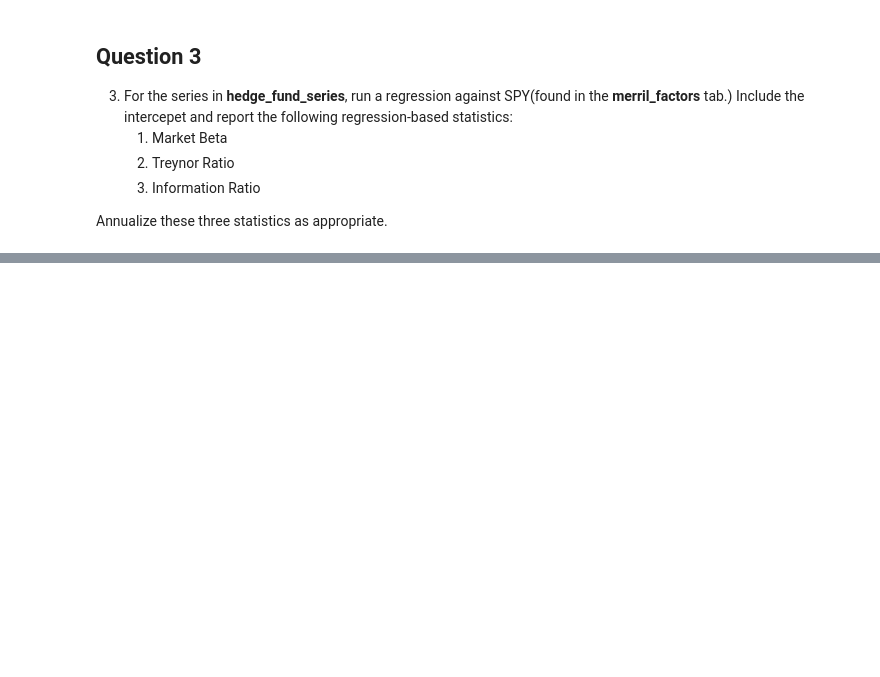
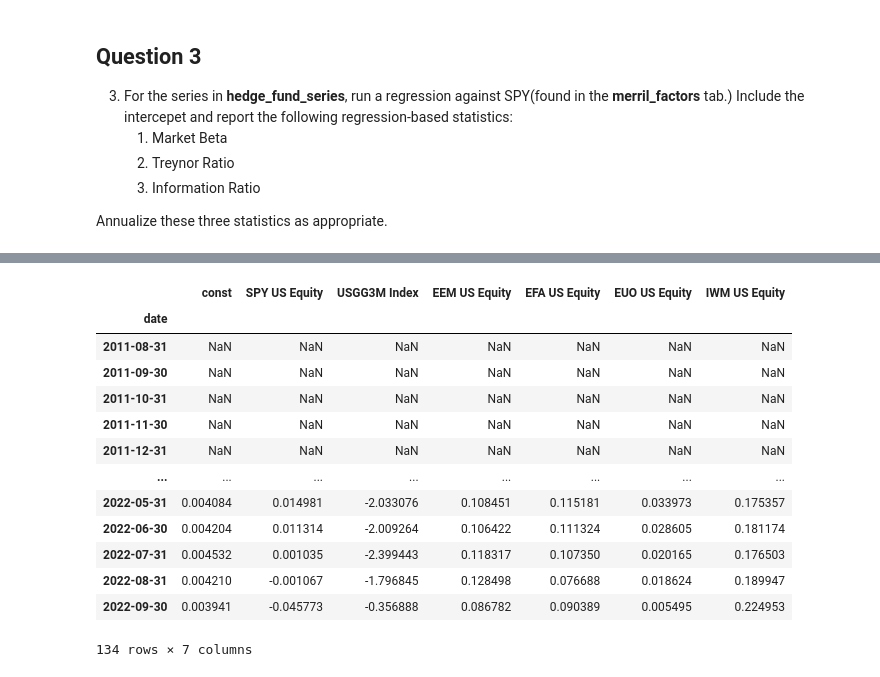
Before and after one commit to dcstein22/portfolio_theory, a Jupyter notebook: Homework_2.ipynb, the cells around one changed output, grey strips where cells are left out. Drawn from its saved outputs; the diff is of its cells as text; code cells hidden in the pictures; blank space fills up the shorter version.

```diff
--- a/Homework_2.ipynb
+++ b/Homework_2.ipynb
@@ -133,0 +293,20 @@ spy_ret = merrill_factors["SPY US Equity"]
+# %%
+
+model = RollingOLS(hfri, x_merr, window = 60)
+rolling_betas = model.fit().params.copy()
+rolling_betas
+# %% [output]
+|  | const | SPY US Equity | USGG3M Index | EEM US Equity | EFA US Equity | EUO US Equity | IWM US Equity |
+| date |  |  |  |  |  |  |  |
+| 2011-08-31 | NaN | NaN | NaN | NaN | NaN | NaN | NaN |
+| 2011-09-30 | NaN | NaN | NaN | NaN | NaN | NaN | NaN |
+| 2011-10-31 | NaN | NaN | NaN | NaN | NaN | NaN | NaN |
+| 2011-11-30 | NaN | NaN | NaN | NaN | NaN | NaN | NaN |
+| 2011-12-31 | NaN | NaN | NaN | NaN | NaN | NaN | NaN |
+| ... | ... | ... | ... | ... | ... | ... | ... |
+| 2022-05-31 | 0.004084 | 0.014981 | -2.033076 | 0.108451 | 0.115181 | 0.033973 | 0.175357 |
+| 2022-06-30 | 0.004204 | 0.011314 | -2.009264 | 0.106422 | 0.111324 | 0.028605 | 0.181174 |
+| 2022-07-31 | 0.004532 | 0.001035 | -2.399443 | 0.118317 | 0.107350 | 0.020165 | 0.176503 |
+| 2022-08-31 | 0.004210 | -0.001067 | -1.796845 | 0.128498 | 0.076688 | 0.018624 | 0.189947 |
+| 2022-09-30 | 0.003941 | -0.045773 | -0.356888 | 0.086782 | 0.090389 | 0.005495 | 0.224953 |
+134 rows × 7 columns
```
Also changed, not shown: parts of 31 cells of this notebook, 1 other file.
